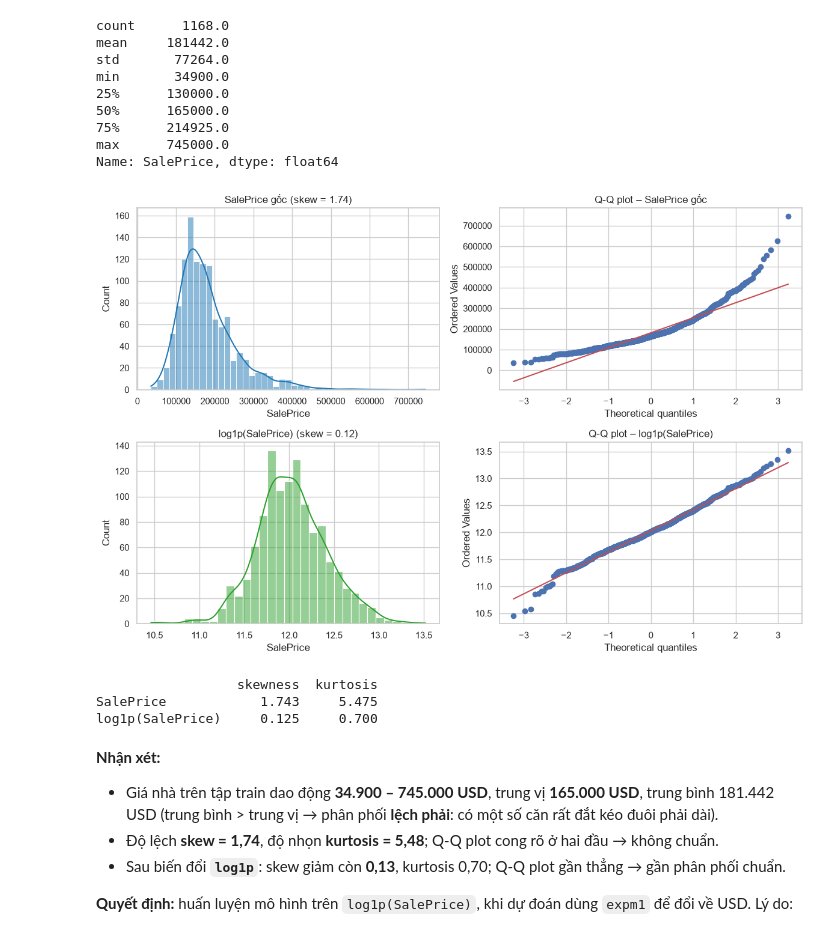
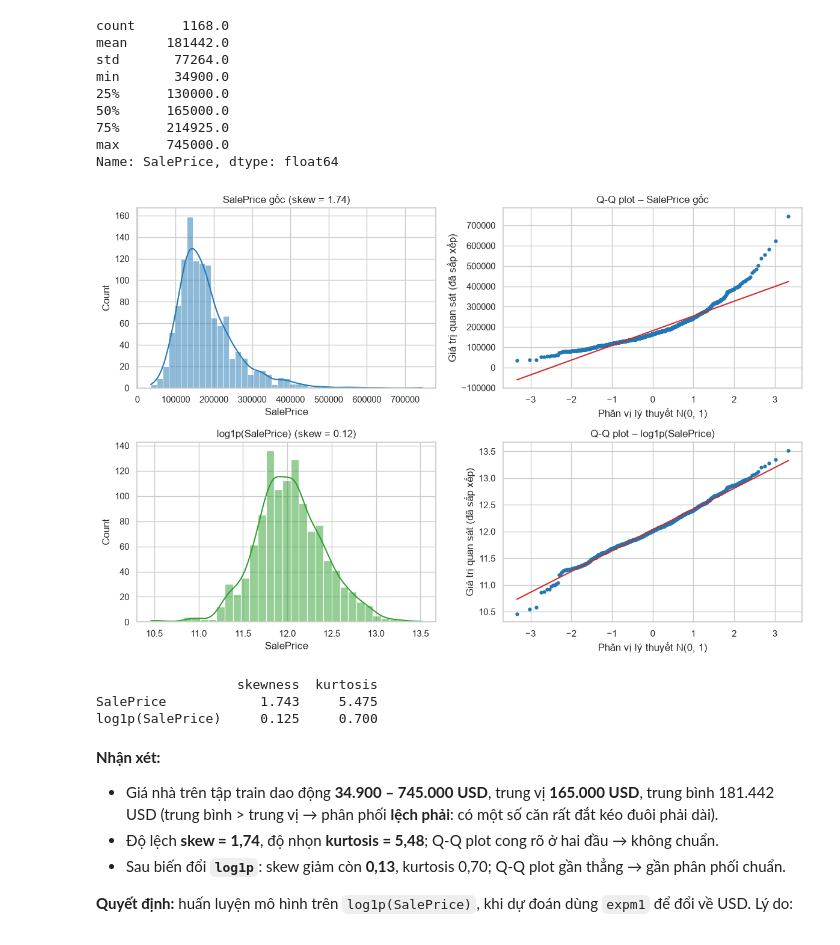
Before and after one commit to QuangAnh312/BTL_DinhGiaNhaAmes, a Jupyter notebook: 03_SourceCode/notebooks/01_EDA_Preprocessing.ipynb, the cells around one changed output. Saved outputs shown, nothing was run; the diff lists cells and outputs as text; code cells hidden in the pictures.

Commit message:
eda: thêm mục 8.6 kết quả chốt 25/11, bỏ scipy (Q-Q plot bằng NormalDist)

```diff
--- a/03_SourceCode/notebooks/01_EDA_Preprocessing.ipynb
+++ b/03_SourceCode/notebooks/01_EDA_Preprocessing.ipynb
@@ -25,13 +25,13 @@ Mọi phân tích và bước fit chỉ dùng **tập train**; tập test chỉ
 # %%
 import sys
 from pathlib import Path
+from statistics import NormalDist
 
 import matplotlib.pyplot as plt
 import numpy as np
 import pandas as pd
 import seaborn as sns
 from matplotlib.patches import FancyBboxPatch, Patch
-from scipy import stats
 
 # Thêm 03_SourceCode/ vào sys.path để import được thư mục src/
 sys.path.append(str(Path.cwd().parent))
@@ -48,6 +48,26 @@ FIG_DIR = ROOT.parent / "01_Report" / "figures"
 FIG_DIR.mkdir(parents=True, exist_ok=True)
 
 
+def qq_plot(values, ax, title):
+    """Vẽ Q-Q plot so với phân phối chuẩn (thay cho scipy.stats.probplot).
+
+    Trục x: phân vị lý thuyết của N(0, 1) tại các mức (i - 0,5) / n.
+    Trục y: giá trị quan sát đã sắp xếp. Đường đỏ: đường thẳng khớp nhất
+    (bình phương tối thiểu). Điểm càng bám đường đỏ, dữ liệu càng gần chuẩn.
+    """
+    gia_tri = np.sort(np.asarray(values, dtype=float))
+    n = len(gia_tri)
+    muc = (np.arange(1, n + 1) - 0.5) / n
+    phan_vi = np.array([NormalDist().inv_cdf(p) for p in muc])
+    he_so_goc, he_so_tu_do = np.polyfit(phan_vi, gia_tri, 1)
+
+    ax.scatter(phan_vi, gia_tri, s=12, color="tab:blue")
+    ax.plot(phan_vi, he_so_goc * phan_vi + he_so_tu_do, color="tab:red")
+    ax.set_xlabel("Phân vị lý thuyết N(0, 1)")
+    ax.set_ylabel("Giá trị quan sát (đã sắp xếp)")
+    ax.set_title(title)
+
+
 def save_fig(fig, name):
     """Lưu hình độ phân giải cao để chèn vào báo cáo / slide."""
     fig.savefig(FIG_DIR / f"{name}.png", dpi=200, bbox_inches="tight")
@@ -192,30 +212,28 @@ Name: SalePrice, dtype: float64
 # %%
 y_log = np.log1p(y_train)
 
 fig, axes = plt.subplots(2, 2, figsize=(12, 8))
 
 # Hàng 1: giá gốc
 sns.histplot(y_train, kde=True, ax=axes[0, 0], color="tab:blue")
 axes[0, 0].set_title(f"SalePrice gốc (skew = {y_train.skew():.2f})")
-stats.probplot(y_train, dist="norm", plot=axes[0, 1])
-axes[0, 1].set_title("Q-Q plot – SalePrice gốc")
+qq_plot(y_train, axes[0, 1], "Q-Q plot – SalePrice gốc")
 
 # Hàng 2: sau log1p
 sns.histplot(y_log, kde=True, ax=axes[1, 0], color="tab:green")
 axes[1, 0].set_title(f"log1p(SalePrice) (skew = {y_log.skew():.2f})")
-stats.probplot(y_log, dist="norm", plot=axes[1, 1])
-axes[1, 1].set_title("Q-Q plot – log1p(SalePrice)")
+qq_plot(y_log, axes[1, 1], "Q-Q plot – log1p(SalePrice)")
 
 fig.tight_layout()
 save_fig(fig, "eda_01_saleprice_phan_phoi")
 plt.show()
 
 print(pd.DataFrame({
     "skewness": [y_train.skew(), y_log.skew()],
     "kurtosis": [y_train.kurt(), y_log.kurt()],
 }, index=["SalePrice", "log1p(SalePrice)"]).round(3))
 # %% [output]
-[figure, old version]
+[figure, new version]
                   skewness  kurtosis
 SalePrice            1.743     5.475
 log1p(SalePrice)     0.125     0.700
```
Also changed, not shown: parts of 3 cells of this notebook, 1 other file.
